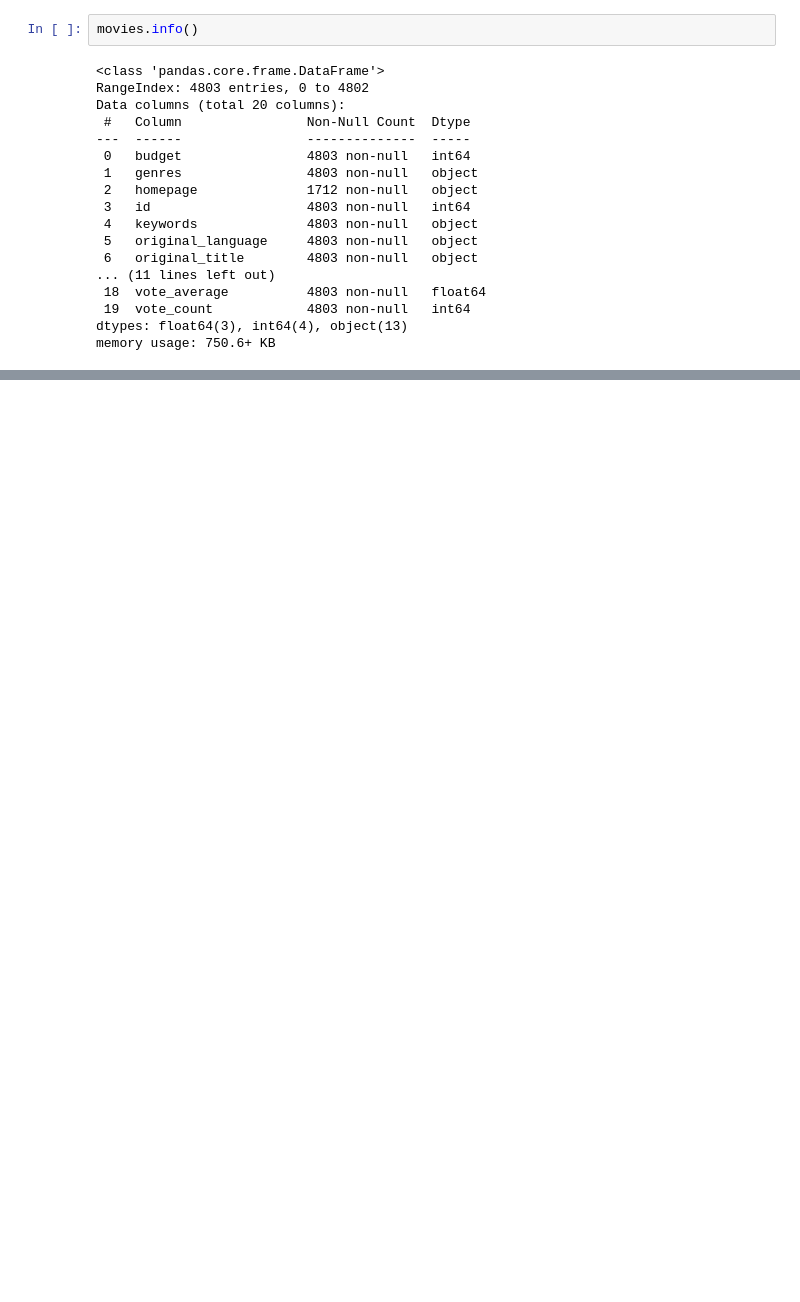
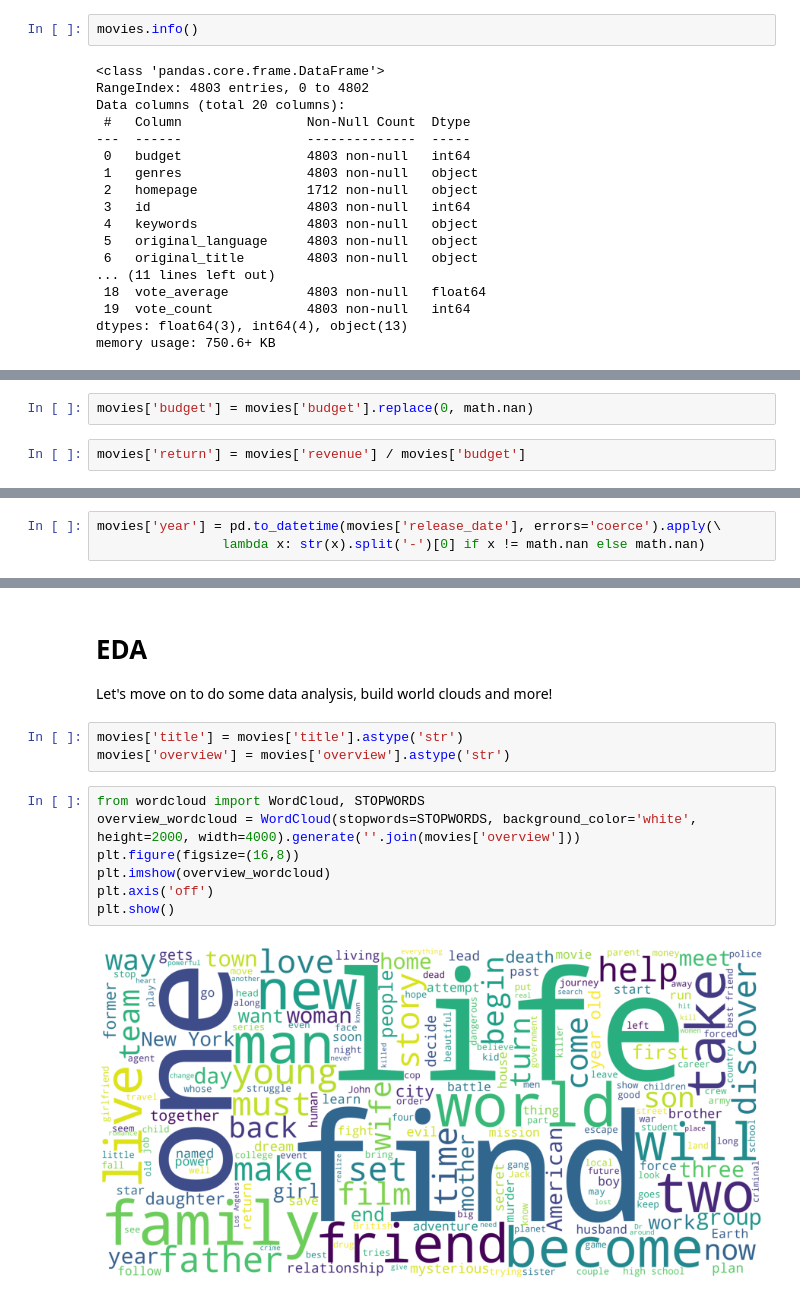
Before and after one commit to jsaurabh/Insight-Data-Science-Interview, a Jupyter notebook: TMDB5000.ipynb, the cells around one changed output, grey strips where cells are left out. Saved outputs shown, nothing was run; the diff lists cells and outputs as text; blank space fills up the shorter version.

```diff
--- a/TMDB5000.ipynb
+++ b/TMDB5000.ipynb
@@ -60,0 +119,4 @@ movies.head()
+# %%
+movies['budget'] = movies['budget'].replace(0, math.nan)
+# %%
+movies['return'] = movies['revenue'] / movies['budget']
@@ -60,0 +137,3 @@ movies.head()
+# %%
+movies['year'] = pd.to_datetime(movies['release_date'], errors='coerce').apply(\
+                lambda x: str(x).split('-')[0] if x != math.nan else math.nan)
@@ -60,0 +149,15 @@ movies.head()
+# %% [markdown]
+# EDA
+Let's move on to do some data analysis, build world clouds and more!
+# %%
+movies['title'] = movies['title'].astype('str')
+movies['overview'] = movies['overview'].astype('str')
+# %%
+from wordcloud import WordCloud, STOPWORDS
+overview_wordcloud = WordCloud(stopwords=STOPWORDS, background_color='white', height=2000, width=4000).generate(''.join(movies['overview']))
+plt.figure(figsize=(16,8))
+plt.imshow(overview_wordcloud)
+plt.axis('off')
+plt.show()
+# %% [output]
+[figure, added]
```
Also changed, not shown: parts of 37 cells of this notebook, 1 other file.
